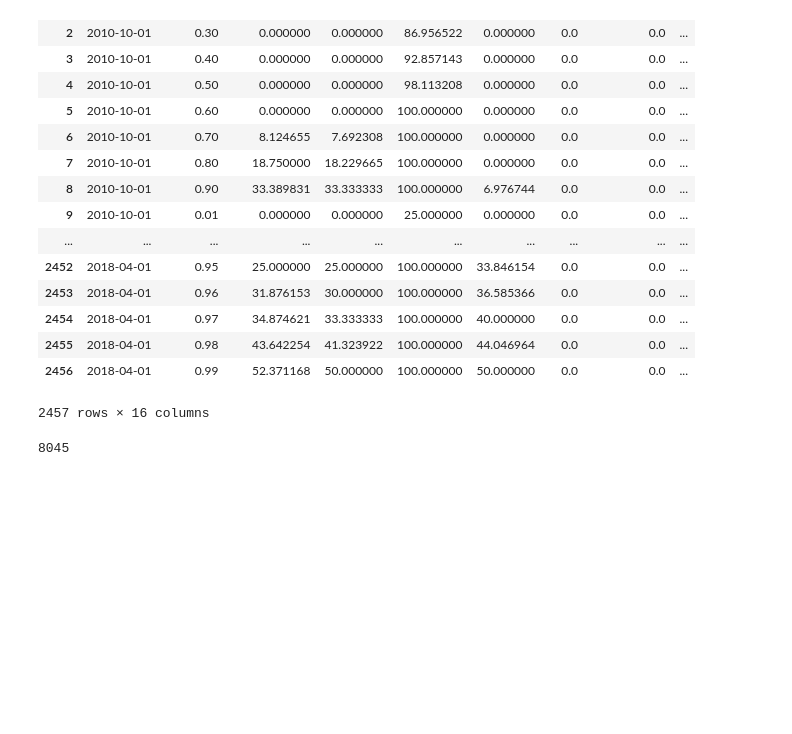
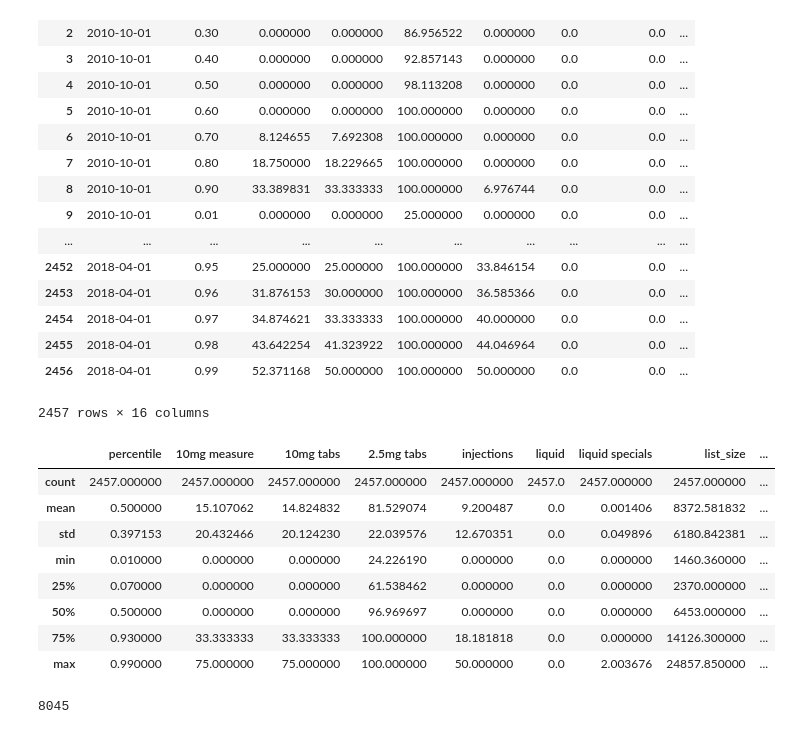
Before and after one commit to ebmdatalab/Methotrexate, a Jupyter notebook: Methotrexate Workbook Final Pass.ipynb, the cells around one changed output. Drawn from its saved outputs; the diff is of its cells as text; code cells hidden in the pictures; blank space fills up the shorter version.

```diff
--- a/Methotrexate Workbook Final Pass.ipynb
+++ b/Methotrexate Workbook Final Pass.ipynb
@@ -203,6 +220,18 @@ pcf
 | 2455 | 2018-04-01 | 0.98 | 43.642254 | 41.323922 | 100.000000 | 44.046964 | 0.0 | 0.0 | ... |
 | 2456 | 2018-04-01 | 0.99 | 52.371168 | 50.000000 | 100.000000 | 50.000000 | 0.0 | 0.0 | ... |
 2457 rows × 16 columns
+# %%
+pcf.describe()
+# %% [output]
+|  | percentile | 10mg measure | 10mg tabs | 2.5mg tabs | injections | liquid | liquid specials | list_size | ... |
+| count | 2457.000000 | 2457.000000 | 2457.000000 | 2457.000000 | 2457.000000 | 2457.0 | 2457.000000 | 2457.000000 | ... |
+| mean | 0.500000 | 15.107062 | 14.824832 | 81.529074 | 9.200487 | 0.0 | 0.001406 | 8372.581832 | ... |
+| std | 0.397153 | 20.432466 | 20.124230 | 22.039576 | 12.670351 | 0.0 | 0.049896 | 6180.842381 | ... |
+| min | 0.010000 | 0.000000 | 0.000000 | 24.226190 | 0.000000 | 0.0 | 0.000000 | 1460.360000 | ... |
+| 25% | 0.070000 | 0.000000 | 0.000000 | 61.538462 | 0.000000 | 0.0 | 0.000000 | 2370.000000 | ... |
+| 50% | 0.500000 | 0.000000 | 0.000000 | 96.969697 | 0.000000 | 0.0 | 0.000000 | 6453.000000 | ... |
+| 75% | 0.930000 | 33.333333 | 33.333333 | 100.000000 | 18.181818 | 0.0 | 0.000000 | 14126.300000 | ... |
+| max | 0.990000 | 75.000000 | 75.000000 | 100.000000 | 50.000000 | 0.0 | 2.003676 | 24857.850000 | ... |
 # %%
 filtered.practice.drop_duplicates().count()
 # %% [output]
```
Also changed, not shown: parts of 6 cells of this notebook.
